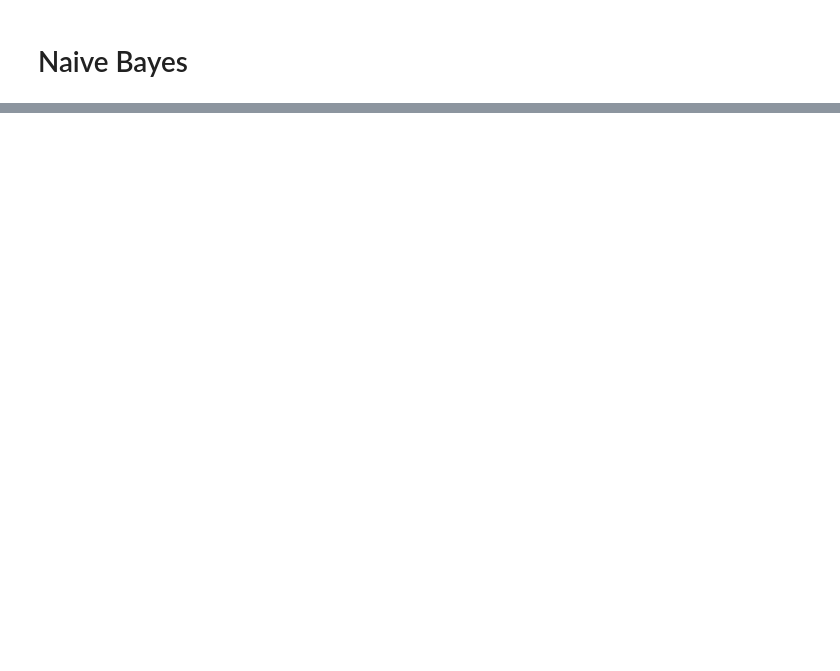
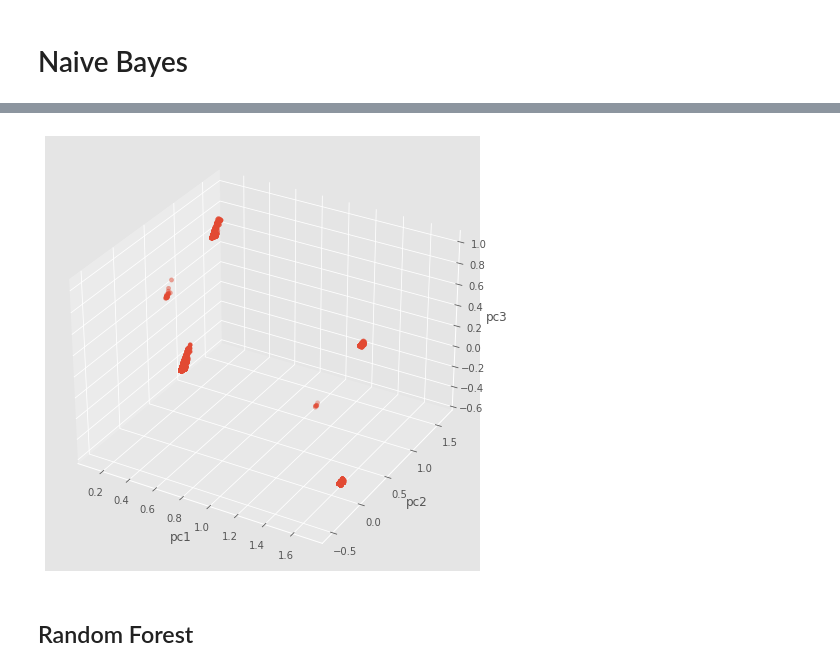
Before and after one commit to rghosh8/capstone-2, a Jupyter notebook: notebooks/embedding.ipynb, the cells around one changed output, grey strips where cells are left out. Drawn from its saved outputs; the diff is of its cells as text; code cells hidden in the pictures; blank space fills up the shorter version.

```diff
--- a/notebooks/embedding.ipynb
+++ b/notebooks/embedding.ipynb
@@ -231,5 +177,5 @@ train_dummy_keyword.shape, test_dummy_keyword.shape
 # %% [output]
 ((7613, 100), (3263, 100))
 # %%
-train_X_augmented = np.hstack([train_X, train_dummy_location, train_dummy_keyword, train_dummy_urls])
+train_X_augmented = np.hstack([train_tf_X.toarray(), train_dummy_location, train_dummy_keyword, train_dummy_urls])
 # %%
@@ -284,0 +262,8 @@ BernoulliNB()
+# %%
+tSVD = TruncatedSVD(n_components=3)
+data_3d = tSVD.fit_transform(train_X_augmented)
+
+svd_df = pd.DataFrame()
+svd_df['svd_one'] = data_3d[:, 0]
+svd_df['svd_two'] = data_3d[:, 1]
+svd_df['svd_three'] = data_3d[:, 2]
@@ -284,0 +286,14 @@ BernoulliNB()
+# %%
+from matplotlib import cm
+from mpl_toolkits import mplot3d
+fig = plt.figure(figsize=(15,8))
+ax = fig.gca(projection='3d')
+ax.scatter(svd_df.svd_one, svd_df.svd_two, svd_df.svd_three, cmap=cm.coolwarm, linewidth=0.2)
+ax.set_xlabel('pc1')
+ax.set_ylabel('pc2')
+ax.set_zlabel('pc3')
+plt.show()
+# %% [output]
+[figure, added]
+# %% [markdown]
+## Random Forest
```
Also changed, not shown: parts of 49 cells of this notebook, 40 other files.
